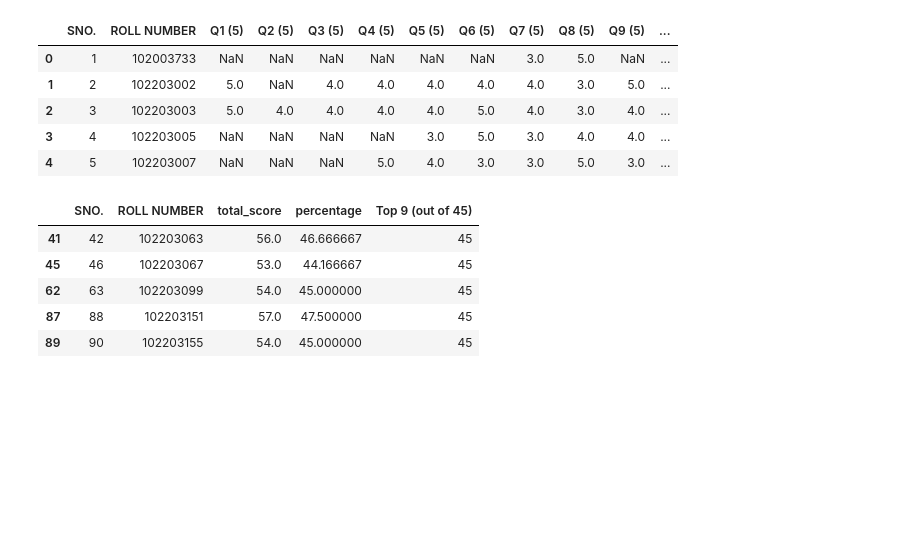
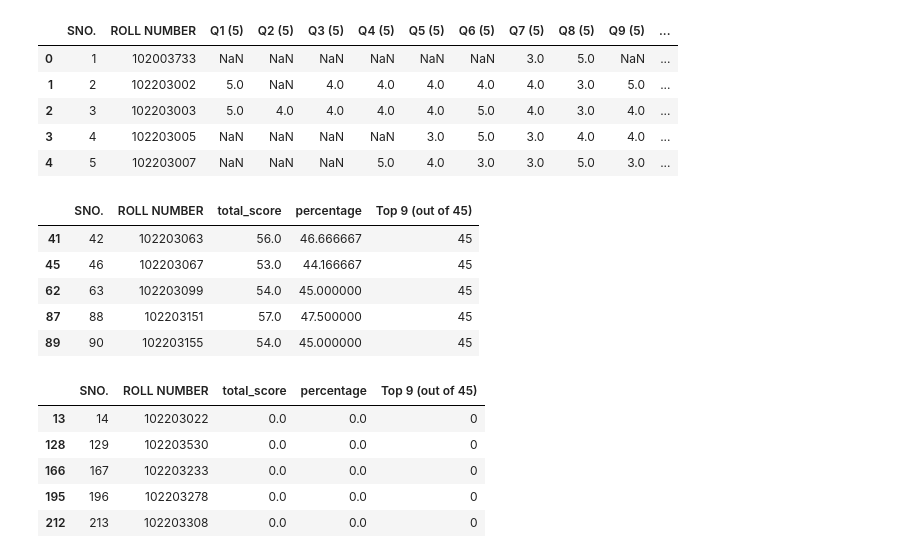
Before and after one commit to sthitaprajnadas/gcp-aiml-works, a Jupyter notebook: quiz_marks.ipynb, the cells around one changed output. Drawn from its saved outputs; the diff is of its cells as text; code cells hidden in the pictures; blank space fills up the shorter version.

```diff
--- a/quiz_marks.ipynb
+++ b/quiz_marks.ipynb
@@ -85,3 +85,12 @@ df.nlargest(5,"Top 9 (out of 45)")[["SNO.","ROLL NUMBER", "total_score", "percen
 | 62 | 63 | 102203099 | 54.0 | 45.000000 | 45 |
 | 87 | 88 | 102203151 | 57.0 | 47.500000 | 45 |
 | 89 | 90 | 102203155 | 54.0 | 45.000000 | 45 |
+# %%
+df.nsmallest(5,"Top 9 (out of 45)")[["SNO.","ROLL NUMBER", "total_score", "percentage","Top 9 (out of 45)"]]
+# %% [output]
+|  | SNO. | ROLL NUMBER | total_score | percentage | Top 9 (out of 45) |
+| 13 | 14 | 102203022 | 0.0 | 0.0 | 0 |
+| 128 | 129 | 102203530 | 0.0 | 0.0 | 0 |
+| 166 | 167 | 102203233 | 0.0 | 0.0 | 0 |
+| 195 | 196 | 102203278 | 0.0 | 0.0 | 0 |
+| 212 | 213 | 102203308 | 0.0 | 0.0 | 0 |
```
Also changed, not shown: parts of 2 cells of this notebook.
